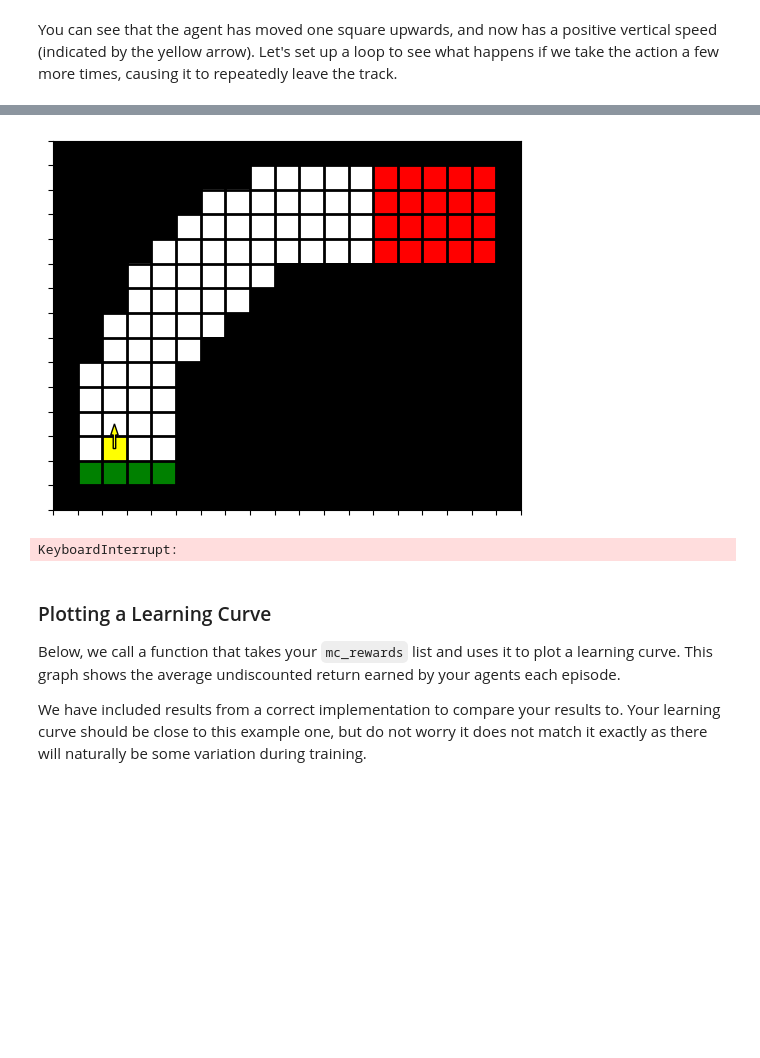
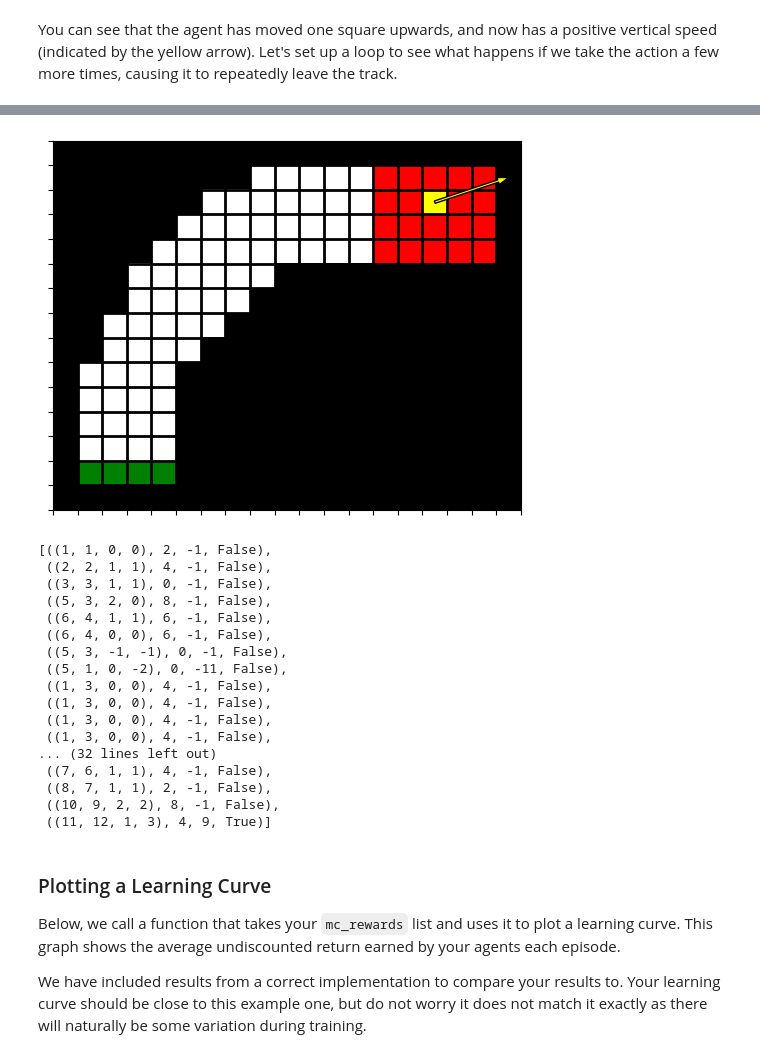
Before and after one commit to Salceid0/proyecto-bath, a Jupyter notebook: RL/W3/rl_cw_2_monte_carlo.ipynb, the cells around one changed output, grey strips where cells are left out. Saved outputs shown, nothing was run; the diff lists cells and outputs as text; code cells hidden in the pictures; blank space fills up the shorter version.

```diff
--- a/RL/W3/rl_cw_2_monte_carlo.ipynb
+++ b/RL/W3/rl_cw_2_monte_carlo.ipynb
@@ -120,20 +120,24 @@ If you are having trouble implementing the pseudocode shown above, here are some
     - Tuples can be useful for storing the experience your agent generates each time-step (state, action, reward, next-state).
 # %%
 #Create Q table
-q = {
-    (a, b, c, d): {k: 0 for k in range(1, 9)}
-    for a in range(1, 18)
-    for b in range(1, 14)
-    for c in range(-10, 11)
-    for d in range(-10, 11)
-}
-policy = {
-    (a, b, c, d): {k: 1/8 for k in range(1, 9)}
-    for a in range(1, 18)
-    for b in range(1, 14)
-    for c in range(-10, 11)
-    for d in range(-10, 11)
-}
+def create_q_table():
+    q = {
+        (a, b, c, d): {k: 0 for k in range(9)}
+        for a in range(1, 18)
+        for b in range(1, 14)
+        for c in range(-10, 11)
+        for d in range(-10, 11)
+    }
+    return q
+def init_epsilon_policy(n_actions):
+    policy={
+        (a, b, c, d): {k: 1/n_actions for k in range(9)}
+        for a in range(1, 18)
+        for b in range(1, 14)
+        for c in range(-10, 11)
+        for d in range(-10, 11)
+    }
+    return policy
 # %%
 # On policy first visit MC control for e-soft policies
 
@@ -181,9 +190,27 @@ def monte_carlo_control(env,q,policy, num_episodes=150, gamma=0.9, epsilon=0.15)
-# %%
-env.reset()
-generate_episode(env,policy)
-# %% [output]
-[figure, removed]
-KeyboardInterrupt:
+# %%
+env.reset()
+q=create_q_table()
+policy=init_epsilon_policy(n_actions=9)
+q,policy=monte_carlo_control(env,q,policy)
+# %% [output]
+[figure, added]
+[((1, 1, 0, 0), 2, -1, False),
+ ((2, 2, 1, 1), 4, -1, False),
+ ((3, 3, 1, 1), 0, -1, False),
+ ((5, 3, 2, 0), 8, -1, False),
+ ((6, 4, 1, 1), 6, -1, False),
+ ((6, 4, 0, 0), 6, -1, False),
+ ((5, 3, -1, -1), 0, -1, False),
+ ((5, 1, 0, -2), 0, -11, False),
+ ((1, 3, 0, 0), 4, -1, False),
+ ((1, 3, 0, 0), 4, -1, False),
+ ((1, 3, 0, 0), 4, -1, False),
+ ((1, 3, 0, 0), 4, -1, False),
+... (32 lines left out)
+ ((7, 6, 1, 1), 4, -1, False),
+ ((8, 7, 1, 1), 2, -1, False),
+ ((10, 9, 2, 2), 8, -1, False),
+ ((11, 12, 1, 3), 4, 9, True)]
 # %%
 # Please write your code for Exercise 1 in this cell or in as many cells as you want ABOVE this cell.
 # You should implement your MC agent here.
```
Also changed, not shown: parts of 4 cells of this notebook, 2 other files.
